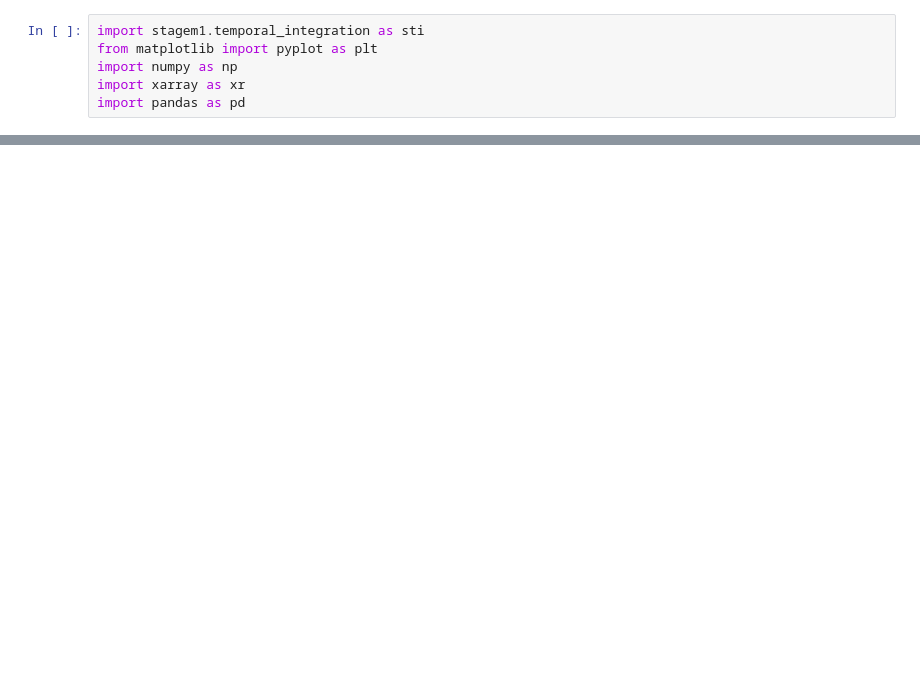
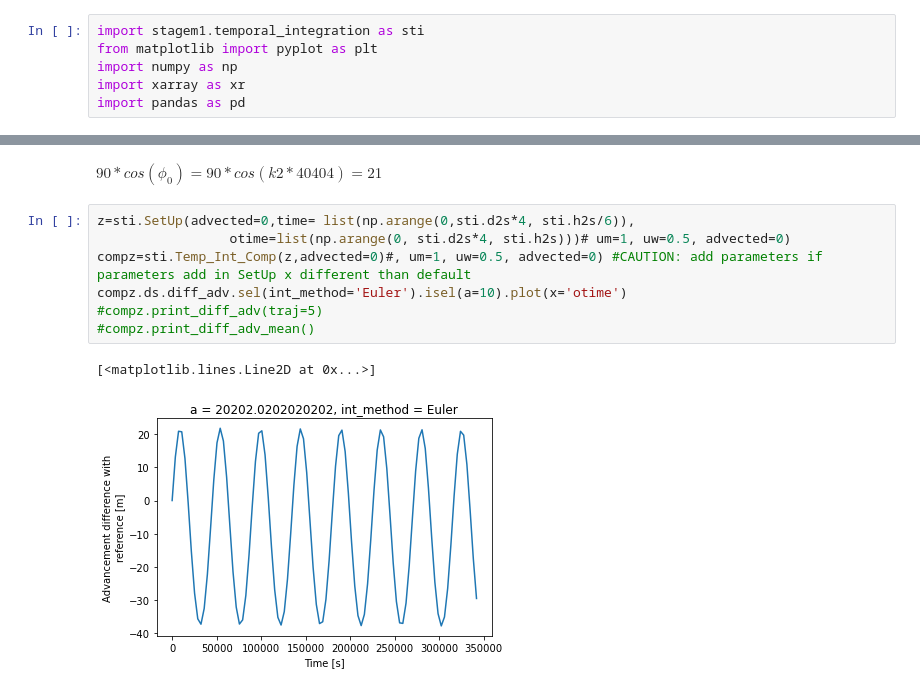
Before and after one commit to margot-demol/stage-m1, a Jupyter notebook: development/temporal_int_comparison.ipynb, the cells around one changed output, grey strips where cells are left out. Cells and saved outputs as stored; diff of their text form; blank space fills up the shorter version.

```diff
--- a/development/temporal_int_comparison.ipynb
+++ b/development/temporal_int_comparison.ipynb
@@ -6,0 +64,12 @@ import pandas as pd
+# %% [markdown]
+$90*cos(\phi_0) = 90*cos(k2*40404)=21$
+# %%
+z=sti.SetUp(advected=0,time= list(np.arange(0,sti.d2s*4, sti.h2s/6)),
+                 otime=list(np.arange(0, sti.d2s*4, sti.h2s)))# um=1, uw=0.5, advected=0)
+compz=sti.Temp_Int_Comp(z,advected=0)#, um=1, uw=0.5, advected=0) #CAUTION: add parameters if parameters add in SetUp x different than default
+compz.ds.diff_adv.sel(int_method='Euler').isel(a=10).plot(x='otime')
+#compz.print_diff_adv(traj=5)
+#compz.print_diff_adv_mean()
+# %% [output]
+[<matplotlib.lines.Line2D at 0x...>]
+[figure, added]
```
Also changed, not shown: parts of 16 cells of this notebook, 1 other file.
